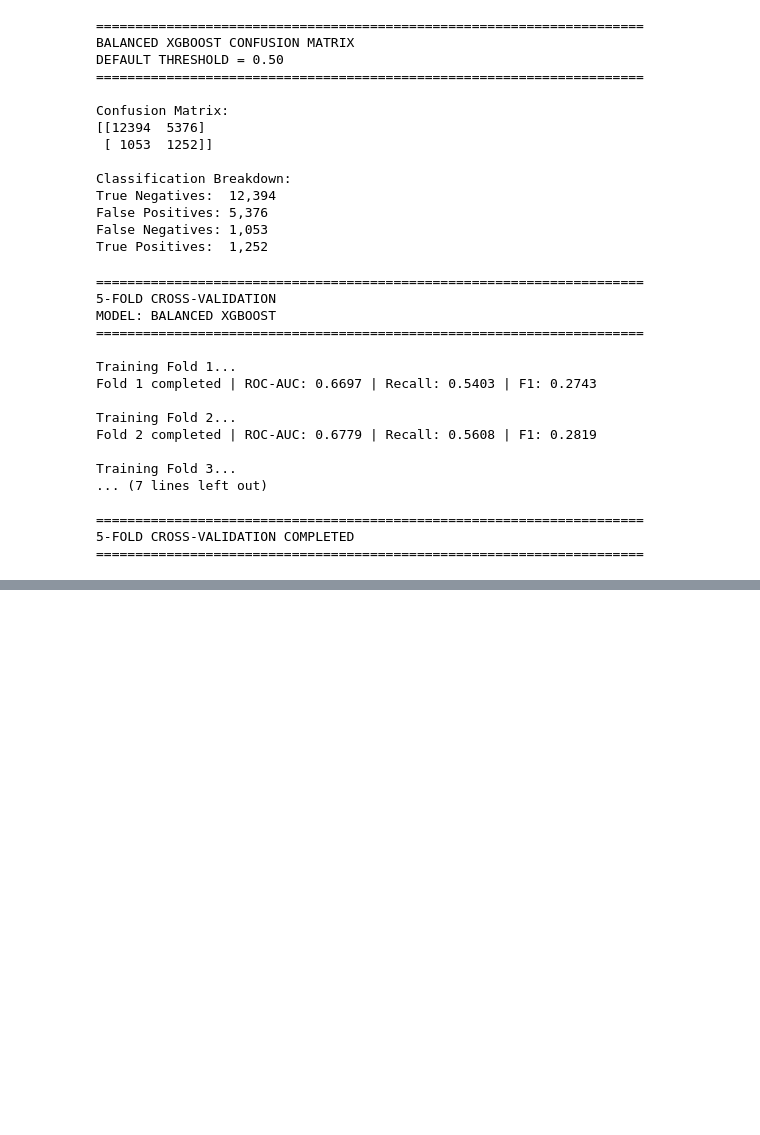
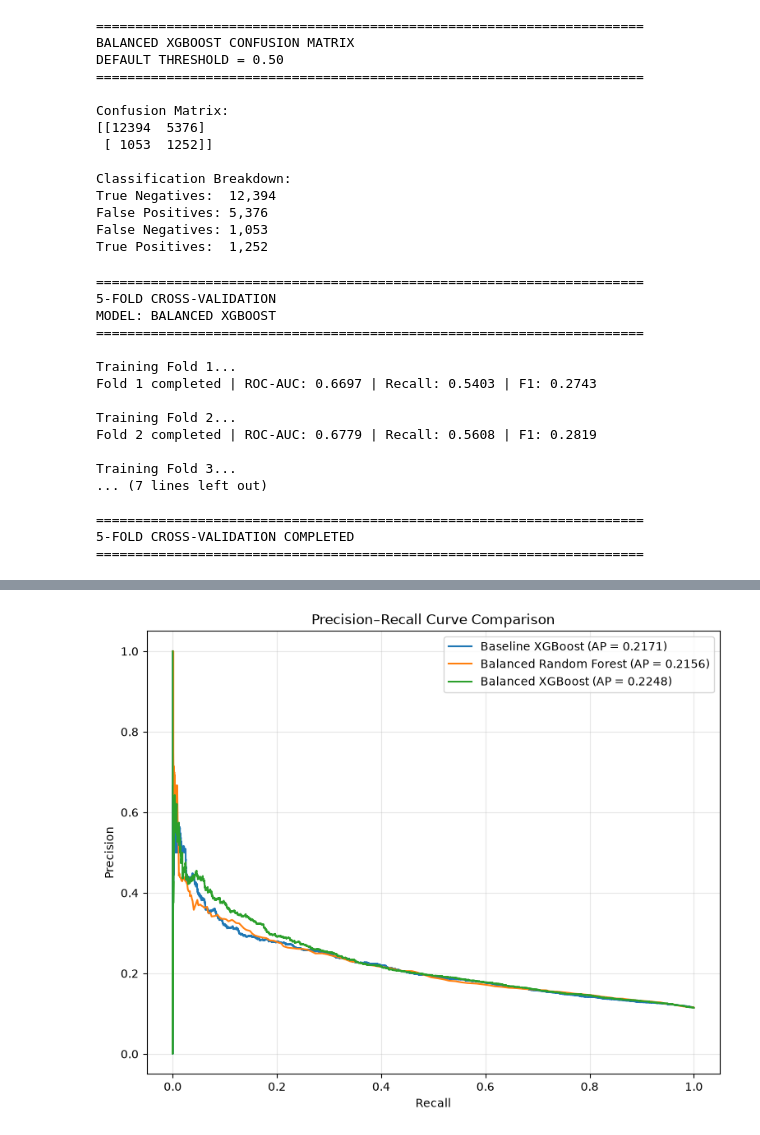
Before and after one commit to amanchaurasia512/diabetes-130-hospitals, a Jupyter notebook: Notebook/04_machine_learning_modeling.ipynb, the cells around one changed output, grey strips where cells are left out. Cells and saved outputs as stored; diff of their text form; code cells hidden in the pictures; blank space fills up the shorter version.

```diff
--- a/Notebook/04_machine_learning_modeling.ipynb
+++ b/Notebook/04_machine_learning_modeling.ipynb
@@ -6715,0 +7406,69 @@ oof_proba_balanced_xgb: NOT FOUND
+# %%
+# ============================================================
+# PRECISION-RECALL CURVE COMPARISON
+# ============================================================
+
+from sklearn.metrics import precision_recall_curve, average_precision_score
+
+# Calculate Precision-Recall curves
+precision_baseline, recall_baseline, _ = precision_recall_curve(
+    y_test,
+    y_prob_baseline_xgb
+)
+
+precision_rf, recall_rf, _ = precision_recall_curve(
+    y_test,
+    y_prob_balanced_rf
+)
+
+precision_balanced_xgb, recall_balanced_xgb, _ = precision_recall_curve(
+    y_test,
+    y_prob_balanced_xgb
+)
+
+# Calculate Average Precision
+ap_baseline = average_precision_score(
+    y_test,
+    y_prob_baseline_xgb
+)
+
+ap_rf = average_precision_score(
+    y_test,
+    y_prob_balanced_rf
+)
+
+ap_balanced_xgb = average_precision_score(
+    y_test,
+    y_prob_balanced_xgb
+)
+
+# Plot
+plt.figure(figsize=(9, 7))
+
+plt.plot(
+    recall_baseline,
+    precision_baseline,
+    label=f"Baseline XGBoost (AP = {ap_baseline:.4f})"
+)
+
+plt.plot(
+    recall_rf,
+    precision_rf,
+    label=f"Balanced Random Forest (AP = {ap_rf:.4f})"
+)
+
+plt.plot(
+    recall_balanced_xgb,
+    precision_balanced_xgb,
+    label=f"Balanced XGBoost (AP = {ap_balanced_xgb:.4f})"
+)
+
+plt.xlabel("Recall")
+plt.ylabel("Precision")
+plt.title("Precision–Recall Curve Comparison")
+plt.legend()
+plt.grid(alpha=0.3)
+
+plt.show()
+# %% [output]
+[figure, added]
```
Also changed, not shown: parts of 15 cells of this notebook.
